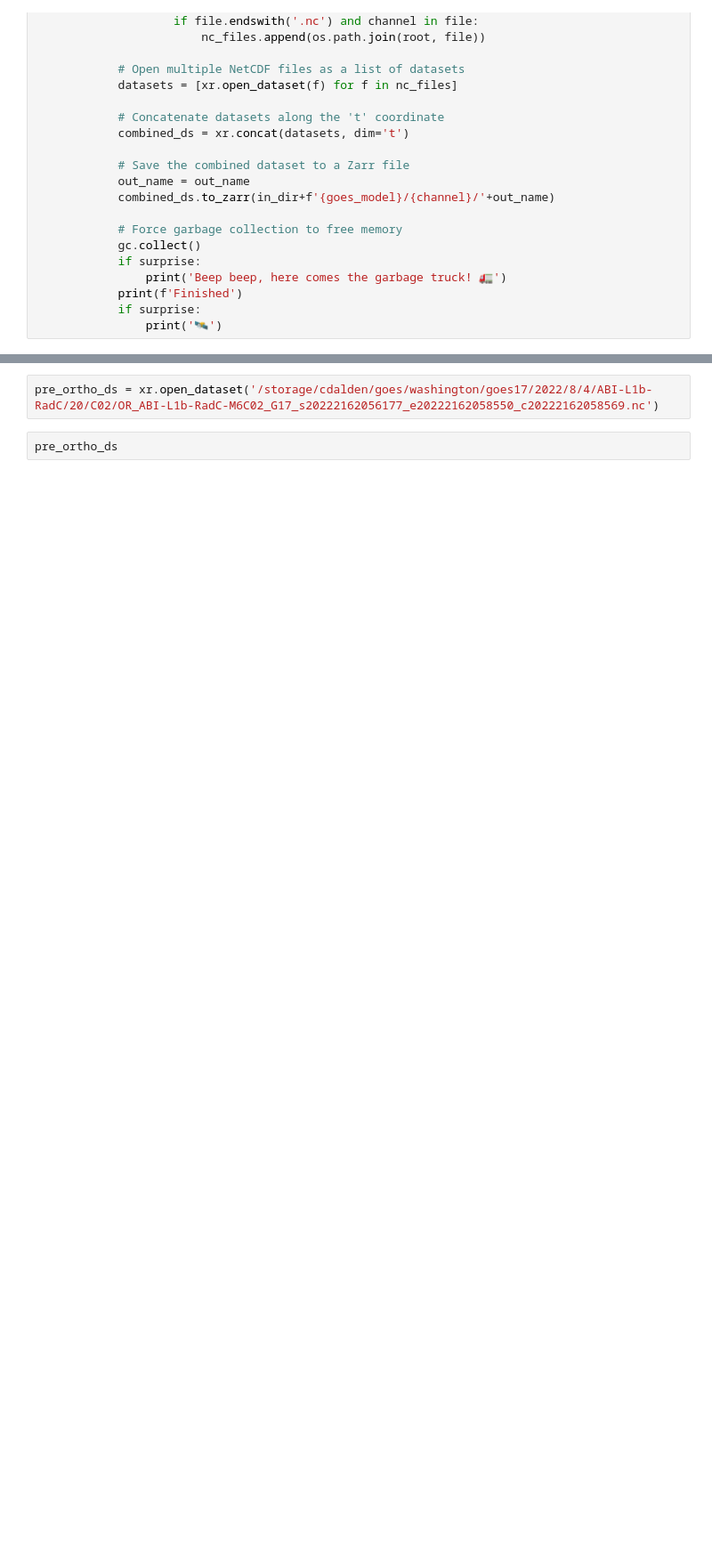
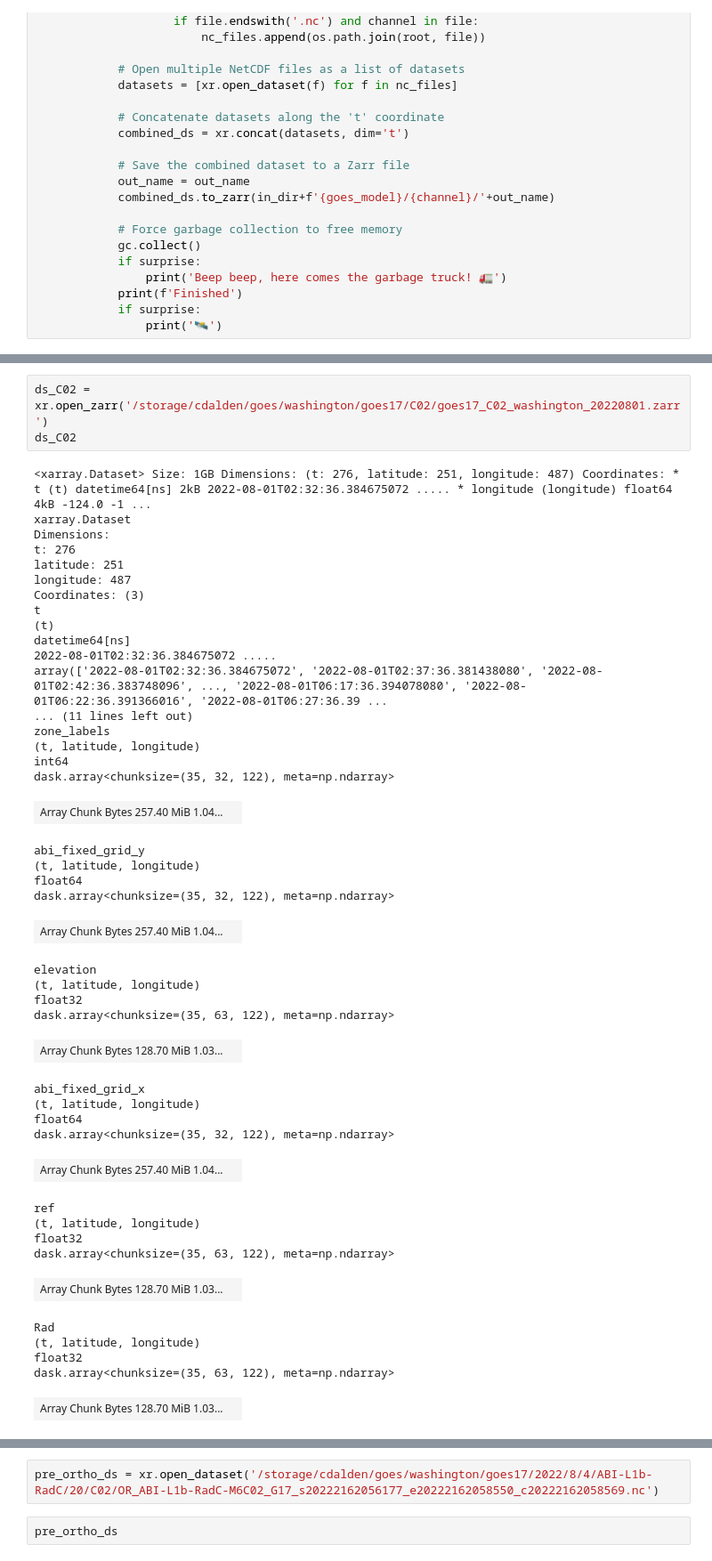
Before and after one commit to clinton-alden/goes_clouds, a Jupyter notebook: processing/00_goes_rad_corrections.ipynb, the cells around one changed output, grey strips where cells are left out. Shown at 89% size. Saved outputs shown, nothing was run; the diff lists cells and outputs as text; blank space fills up the shorter version.

```diff
--- a/processing/00_goes_rad_corrections.ipynb
+++ b/processing/00_goes_rad_corrections.ipynb
@@ -376,3 +356,50 @@ Processing goes17_C05_washington_20220804.zarr...
 Beep beep, here comes the garbage truck! 🚛
 Finished
 🛰️
+# %%
+ds_C02 = xr.open_zarr('/storage/cdalden/goes/washington/goes17/C02/goes17_C02_washington_20220801.zarr')
+ds_C02
+# %% [output]
+<xarray.Dataset> Size: 1GB Dimensions: (t: 276, latitude: 251, longitude: 487) Coordinates: * t (t) datetime64[ns] 2kB 2022-08-01T02:32:36.384675072 ..... * longitude (longitude) float64 4kB -124.0 -1 ...
+xarray.Dataset
+Dimensions:
+t: 276
+latitude: 251
+longitude: 487
+Coordinates: (3)
+t
+(t)
+datetime64[ns]
+2022-08-01T02:32:36.384675072 .....
+array(['2022-08-01T02:32:36.384675072', '2022-08-01T02:37:36.381438080', '2022-08-01T02:42:36.383748096', ..., '2022-08-01T06:17:36.394078080', '2022-08-01T06:22:36.391366016', '2022-08-01T06:27:36.39 ...
+... (11 lines left out)
+zone_labels
+(t, latitude, longitude)
+int64
+dask.array<chunksize=(35, 32, 122), meta=np.ndarray>
+| Array Chunk Bytes 257.40 MiB 1.04... |  |
+abi_fixed_grid_y
+(t, latitude, longitude)
+float64
+dask.array<chunksize=(35, 32, 122), meta=np.ndarray>
+| Array Chunk Bytes 257.40 MiB 1.04... |  |
+elevation
+(t, latitude, longitude)
+float32
+dask.array<chunksize=(35, 63, 122), meta=np.ndarray>
+| Array Chunk Bytes 128.70 MiB 1.03... |  |
+abi_fixed_grid_x
+(t, latitude, longitude)
+float64
+dask.array<chunksize=(35, 32, 122), meta=np.ndarray>
+| Array Chunk Bytes 257.40 MiB 1.04... |  |
+ref
+(t, latitude, longitude)
+float32
+dask.array<chunksize=(35, 63, 122), meta=np.ndarray>
+| Array Chunk Bytes 128.70 MiB 1.03... |  |
+Rad
+(t, latitude, longitude)
+float32
+dask.array<chunksize=(35, 63, 122), meta=np.ndarray>
+| Array Chunk Bytes 128.70 MiB 1.03... |  |
```
Also changed, not shown: parts of 5 cells of this notebook, 3 other files.
